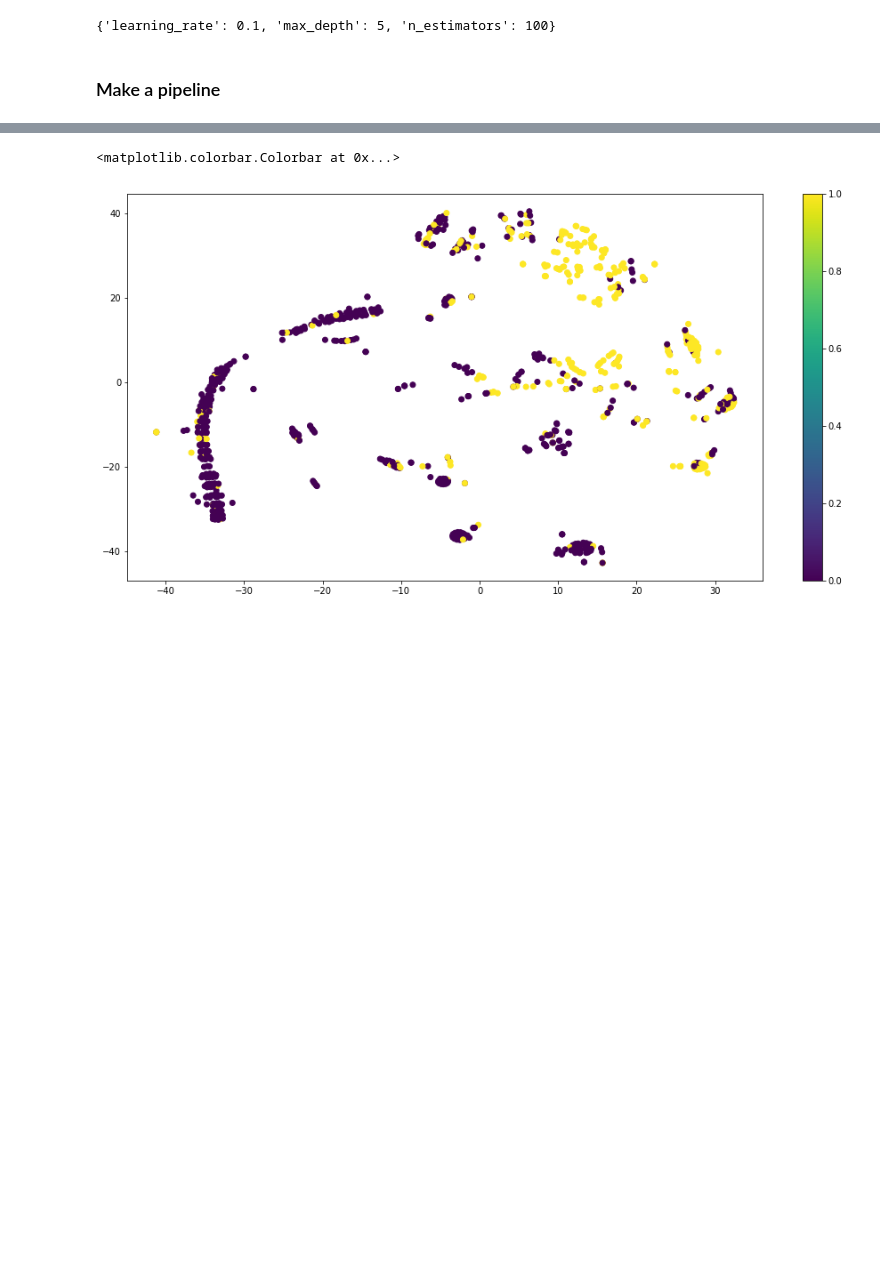
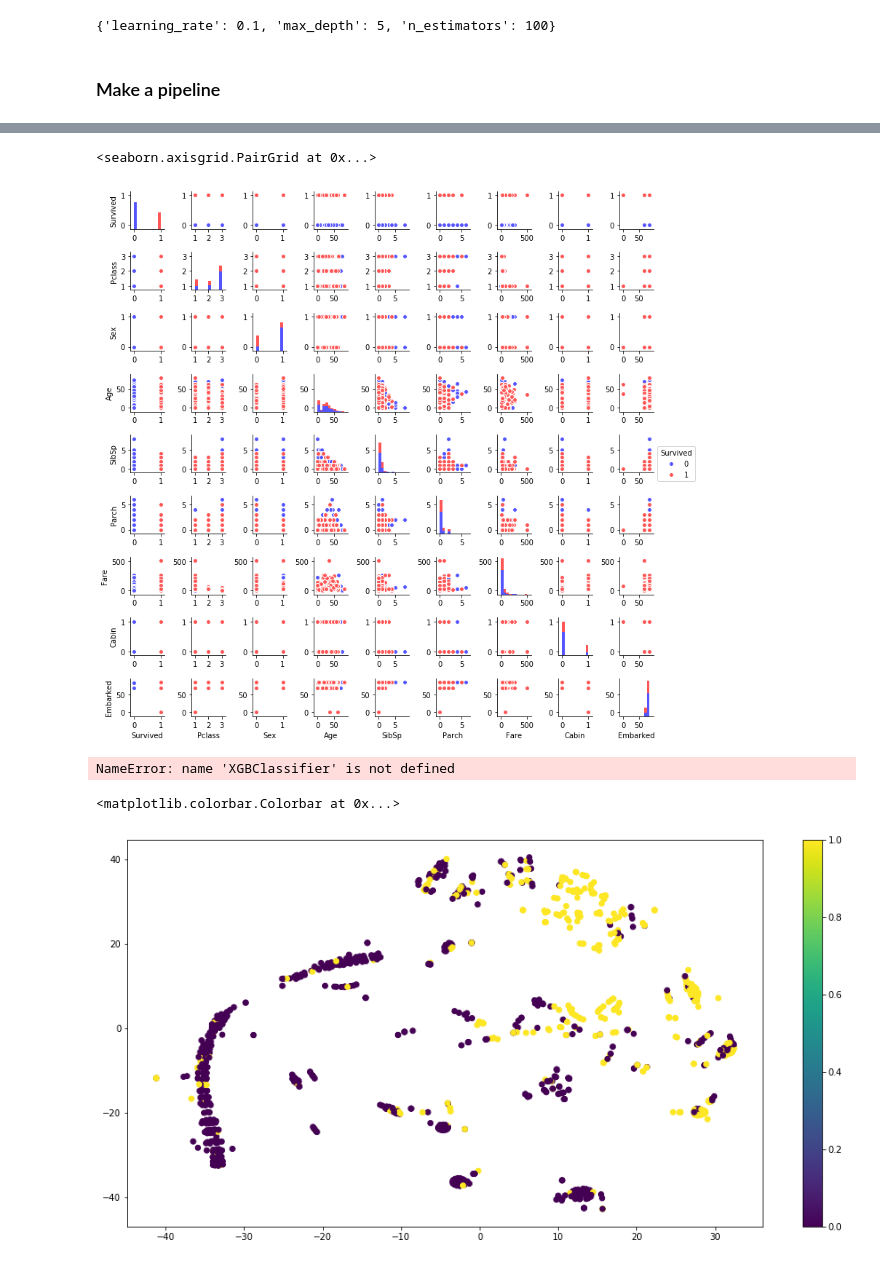
Before and after one commit to coolshuma/machine-learning, a Jupyter notebook: Methods trying.ipynb, the cells around one changed output, grey strips where cells are left out. Saved outputs shown, nothing was run; the diff lists cells and outputs as text; code cells hidden in the pictures; blank space fills up the shorter version.

```diff
--- a/Methods trying.ipynb
+++ b/Methods trying.ipynb
@@ -238,3 +228,8 @@ transform_features(test_data)
+# %%
+seaborn.pairplot(train_data, hue='Survived', palette = 'seismic',size=1.2, diag_kind = 'hist')
+# %% [output]
+<seaborn.axisgrid.PairGrid at 0x...>
+[figure, added]
 # %%
 y = train_data['Survived']
 train_data = train_data.drop(labels='Survived', axis=1)
@@ -244,6 +239,7 @@ real_features = ['Age', 'SibSp', 'Parch', 'Fare', 'Pclass']
 real_data_indices = np.array([(column in real_features) for column in train_data.columns], dtype = bool)
 cat_data_indices = np.array([(column in cat_columns) for column in train_data.columns], dtype = bool)
 # %%
+clf = XGBClassifier(n_estimators=100)
 estimator = pipeline.Pipeline(steps = [
     ('feature_preprocessing', pipeline.FeatureUnion(transformer_list = [
             #real
@@ -261,6 +257,8 @@ estimator = pipeline.Pipeline(steps = [
     ('model_fitting', clf)
     ]
 )
+# %% [output]
+NameError: name 'XGBClassifier' is not defined
 # %%
 estimator.fit(train_data, y)
 pred = estimator.predict(test_data)
```
Also changed, not shown: parts of 10 cells of this notebook.
